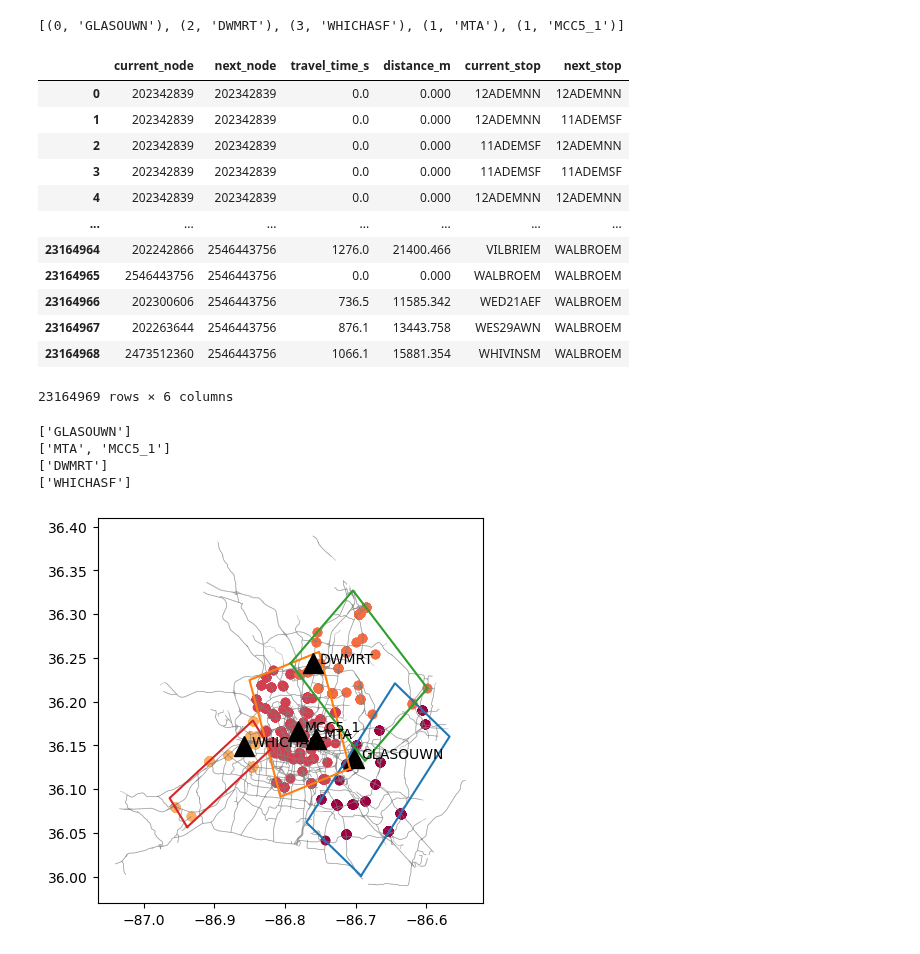
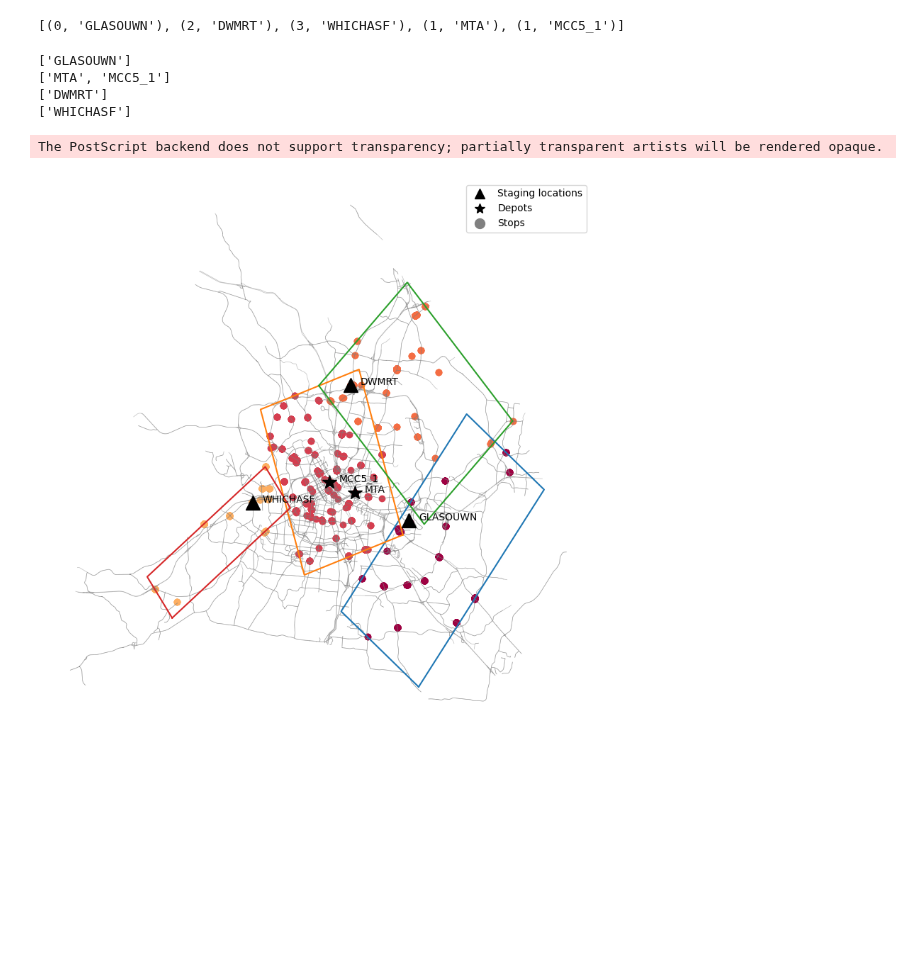
Before and after one commit to jptalusan/ICCPS_stationing, a Jupyter notebook: data_generation/stops_clustering.ipynb, the cells around one changed output. Cells and saved outputs as stored; diff of their text form; code cells hidden in the pictures; blank space fills up the shorter version.

```diff
--- a/data_generation/stops_clustering.ipynb
+++ b/data_generation/stops_clustering.ipynb
@@ -190,51 +191,54 @@ depots.append((1, 'MCC5_1'))
 depots
 # %% [output]
 [(0, 'GLASOUWN'), (2, 'DWMRT'), (3, 'WHICHASF'), (1, 'MTA'), (1, 'MCC5_1')]
-# %%
-geometry
-# %% [output]
-|  | current_node | next_node | travel_time_s | distance_m | current_stop | next_stop |
-| 0 | 202342839 | 202342839 | 0.0 | 0.000 | 12ADEMNN | 12ADEMNN |
-| 1 | 202342839 | 202342839 | 0.0 | 0.000 | 12ADEMNN | 11ADEMSF |
-| 2 | 202342839 | 202342839 | 0.0 | 0.000 | 11ADEMSF | 12ADEMNN |
-| 3 | 202342839 | 202342839 | 0.0 | 0.000 | 11ADEMSF | 11ADEMSF |
-| 4 | 202342839 | 202342839 | 0.0 | 0.000 | 12ADEMNN | 12ADEMNN |
-| ... | ... | ... | ... | ... | ... | ... |
-| 23164964 | 202242866 | 2546443756 | 1276.0 | 21400.466 | VILBRIEM | WALBROEM |
-| 23164965 | 2546443756 | 2546443756 | 0.0 | 0.000 | WALBROEM | WALBROEM |
-| 23164966 | 202300606 | 2546443756 | 736.5 | 11585.342 | WED21AEF | WALBROEM |
-| 23164967 | 202263644 | 2546443756 | 876.1 | 13443.758 | WES29AWN | WALBROEM |
-| 23164968 | 2473512360 | 2546443756 | 1066.1 | 15881.354 | WHIVINSM | WALBROEM |
-23164969 rows × 6 columns
 # %%
 import matplotlib.pyplot as plt
 
-fig, ax = plt.subplots(figsize=(5, 5))
+fig, ax = plt.subplots(figsize=(10, 10))
 inrix_grouped.plot(lw=0.5, color='gray', ax=ax, alpha=0.5)
 colors = ['#9e0142','#d53e4f','#f46d43','#fdae61','#fee08b','#ffffbf','#e6f598','#abdda4','#66c2a5','#3288bd','#5e4fa2']
 
 for label, label_df in _tdf.groupby('labels'):
     label_df.plot(color=colors[label], ax=ax)
     env = label_df.unary_union.minimum_rotated_rectangle
     _depots = [_d[1] for _d in depots if _d[0] == label]
     print(_depots)
     for d in _depots:
         center = stops_df.query("stop_id == @d").iloc[0].geometry
 
         # sometimes the center stop is not available
         a = feed.geometrize_stops()
         idx = a.sindex.nearest(center)[1]
         d = a.iloc[idx].iloc[0].stop_id
         center = a.iloc[idx].iloc[0].geometry
 
-        ax.plot(*center.centroid.xy, marker='^', markersize=15, color='black')
+        if label == 1:
+            ax.plot(*center.centroid.xy, marker='*', markersize=15, color='black')
+        else:
+            ax.plot(*center.centroid.xy, marker='^', markersize=15, color='black')
+
         ax.text(x=center.centroid.x + 0.01, y=center.centroid.y, s=d)
     ax.plot(*env.exterior.xy)
 
-# plt.savefig('kmeans_map.eps', format='eps')
+from matplotlib.lines import Line2D
+custom_lines = [
+#                 Line2D([0], [0], color='red', lw=4),
+                Line2D([0], [0], color='black', lw=1, marker='^',linestyle='None',
+                          markersize=10,),
+                Line2D([0], [0], color='black', lw=1, marker='*',linestyle='None',
+                          markersize=10,),
+                Line2D([0], [0], color='gray', lw=1, marker='o',linestyle='None',
+                          markersize=10, )
+               ]
+
+ax.legend(custom_lines, ['Staging locations', 'Depots', 'Stops'])
+
+plt.axis('off')
+plt.savefig('results/kmeans_map.eps', format='eps', bbox_inches='tight')
 # %% [output]
 ['GLASOUWN']
 ['MTA', 'MCC5_1']
 ['DWMRT']
 ['WHICHASF']
+The PostScript backend does not support transparency; partially transparent artists will be rendered opaque.
-[figure, old version]
+[figure, new version]
```
Also changed, not shown: parts of 1 cell of this notebook, 5 other files.
